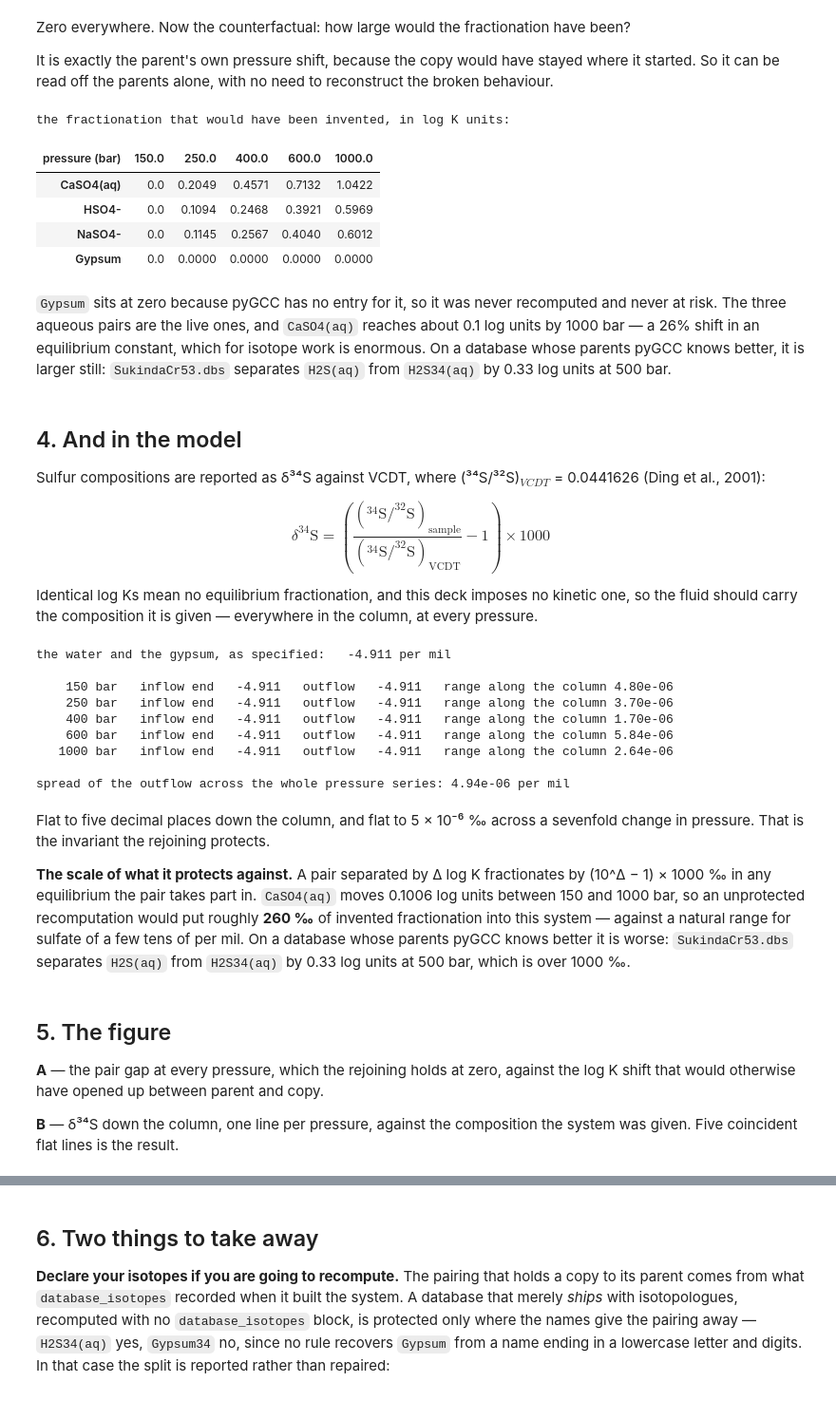
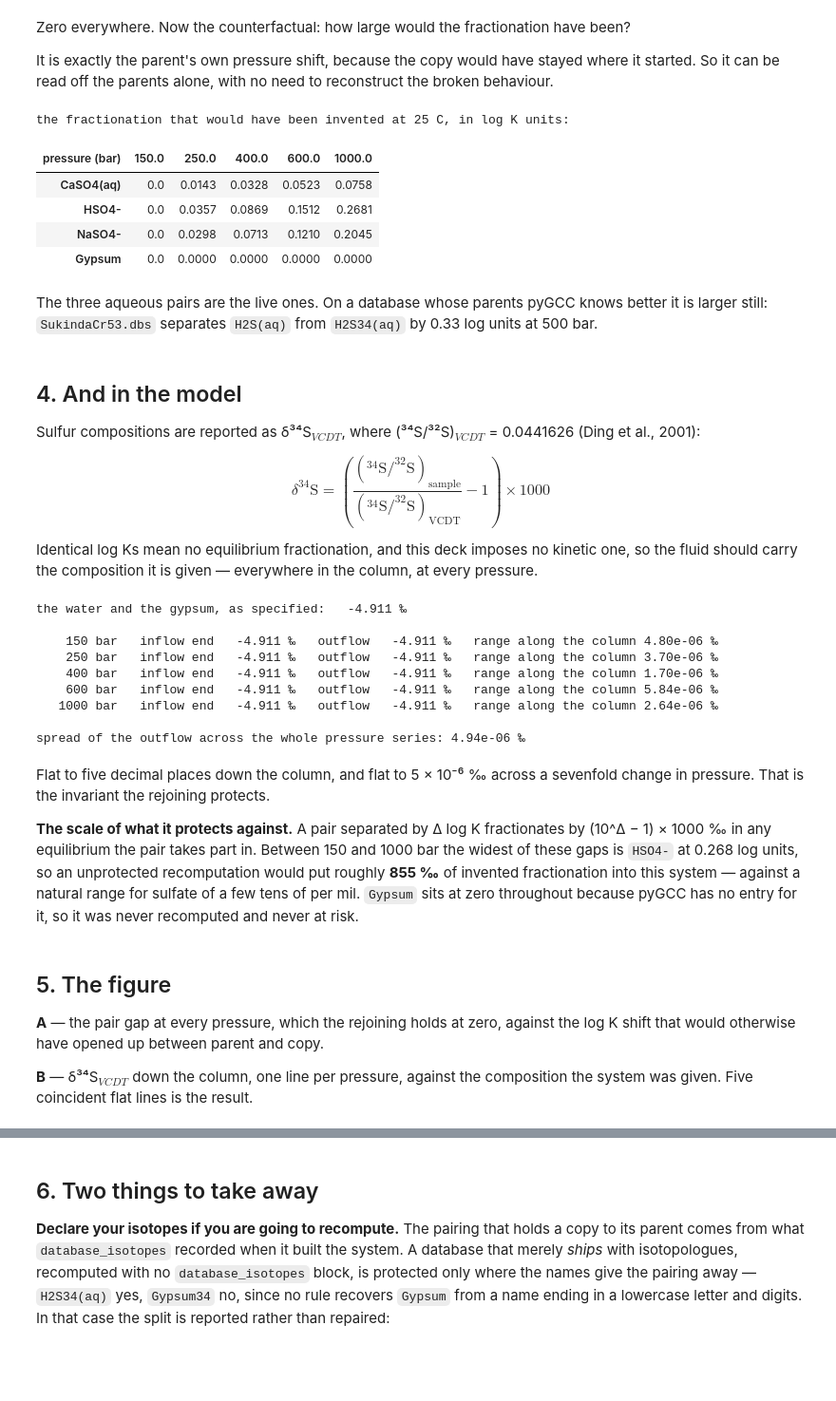
Before and after one commit to a-fotherby/Omphalos, a Jupyter notebook: omphalos/examples/isotope_pressure_series/isotope_pressure_series.ipynb, the cells around one changed output, grey strips where cells are left out. Shown at 95% size. Saved outputs shown, nothing was run; the diff lists cells and outputs as text; code cells hidden in the pictures; blank space fills up the shorter version.

```diff
--- a/omphalos/examples/isotope_pressure_series/isotope_pressure_series.ipynb
+++ b/omphalos/examples/isotope_pressure_series/isotope_pressure_series.ipynb
@@ -142,35 +142,36 @@ Zero everywhere. Now the counterfactual: how large would the fractionation have
 It is exactly the parent's own pressure shift, because the copy would have stayed where it started.
 So it can be read off the parents alone, with no need to reconstruct the broken behaviour.
 # %%
+GRID_25C = 1        # the second of datacom.dbs's eight temperature points
+
 shifts = {}
 for section, parent, child in PAIRS:
     at_lowest = np.array([float(v) for v in databases[runs[0]].value(section, parent, 'log_k')])
     row = []
     for run in runs:
         here = np.array([float(v) for v in databases[run].value(section, parent, 'log_k')])
-        row.append(float(np.max(np.abs(here - at_lowest))))
+        # At 25 C, the temperature this deck runs at. The other grid points move more, but they
+        # are not what this model sees.
+        row.append(float(abs(here[GRID_25C] - at_lowest[GRID_25C])))
     shifts[parent] = row
 
 table = pd.DataFrame(shifts, index=pd.Index(P, name='pressure (bar)')).T
-print('the fractionation that would have been invented, in log K units:')
+print('the fractionation that would have been invented at 25 C, in log K units:')
 table
 # %% [output]
-the fractionation that would have been invented, in log K units:
+the fractionation that would have been invented at 25 C, in log K units:
 | pressure (bar) | 150.0 | 250.0 | 400.0 | 600.0 | 1000.0 |
-| CaSO4(aq) | 0.0 | 0.2049 | 0.4571 | 0.7132 | 1.0422 |
-| HSO4- | 0.0 | 0.1094 | 0.2468 | 0.3921 | 0.5969 |
-| NaSO4- | 0.0 | 0.1145 | 0.2567 | 0.4040 | 0.6012 |
+| CaSO4(aq) | 0.0 | 0.0143 | 0.0328 | 0.0523 | 0.0758 |
+| HSO4- | 0.0 | 0.0357 | 0.0869 | 0.1512 | 0.2681 |
+| NaSO4- | 0.0 | 0.0298 | 0.0713 | 0.1210 | 0.2045 |
 | Gypsum | 0.0 | 0.0000 | 0.0000 | 0.0000 | 0.0000 |
 # %% [markdown]
-`Gypsum` sits at zero because pyGCC has no entry for it, so it was never recomputed and never at
-risk. The three aqueous pairs are the live ones, and `CaSO4(aq)` reaches about 0.1 log units by
-1000 bar — a 26% shift in an equilibrium constant, which for isotope work is enormous. On a database
-whose parents pyGCC knows better, it is larger still: `SukindaCr53.dbs` separates `H2S(aq)` from
-`H2S34(aq)` by 0.33 log units at 500 bar.
+The three aqueous pairs are the live ones. On a database whose parents pyGCC knows better it is larger
+still: `SukindaCr53.dbs` separates `H2S(aq)` from `H2S34(aq)` by 0.33 log units at 500 bar.
 # %% [markdown]
 ## 4. And in the model
 
-Sulfur compositions are reported as δ³⁴S against VCDT, where (³⁴S/³²S)$_{VCDT}$ = 0.0441626
+Sulfur compositions are reported as δ³⁴S$_{VCDT}$, where (³⁴S/³²S)$_{VCDT}$ = 0.0441626
 (Ding et al., 2001):
 
 $$\delta^{34}\mathrm{S} = \left(\frac{(^{34}\mathrm{S}/^{32}\mathrm{S})_{\mathrm{sample}}}
@@ -191,43 +192,43 @@ S34 = totcon['S34O4--']
 delta = delta34S((S34 / S32).isel(time=1))     # the 5 yr slice
 x = totcon['X'].values
 
-print(f'the water and the gypsum, as specified: {delta34S(4.21e-8 / 9.58e-7):+8.3f} per mil')
+print(f'the water and the gypsum, as specified: {delta34S(4.21e-8 / 9.58e-7):+8.3f} ‰')
 print()
 for i, p in enumerate(P):
     row = delta.isel(file_num=i).values
-    print(f'{p:7.0f} bar   inflow end {row[0]:+8.3f}   outflow {row[-1]:+8.3f}   '
-          f'range along the column {row.max() - row.min():.2e}')
+    print(f'{p:7.0f} bar   inflow end {row[0]:+8.3f} ‰   outflow {row[-1]:+8.3f} ‰   '
+          f'range along the column {row.max() - row.min():.2e} ‰')
 
 print()
 spread = float(delta[:, -1].max() - delta[:, -1].min())
-print(f'spread of the outflow across the whole pressure series: {spread:.2e} per mil')
+print(f'spread of the outflow across the whole pressure series: {spread:.2e} ‰')
 # %% [output]
-the water and the gypsum, as specified:   -4.911 per mil
+the water and the gypsum, as specified:   -4.911 ‰
 
-    150 bar   inflow end   -4.911   outflow   -4.911   range along the column 4.80e-06
-    250 bar   inflow end   -4.911   outflow   -4.911   range along the column 3.70e-06
-    400 bar   inflow end   -4.911   outflow   -4.911   range along the column 1.70e-06
-    600 bar   inflow end   -4.911   outflow   -4.911   range along the column 5.84e-06
-   1000 bar   inflow end   -4.911   outflow   -4.911   range along the column 2.64e-06
+    150 bar   inflow end   -4.911 ‰   outflow   -4.911 ‰   range along the column 4.80e-06 ‰
+    250 bar   inflow end   -4.911 ‰   outflow   -4.911 ‰   range along the column 3.70e-06 ‰
+    400 bar   inflow end   -4.911 ‰   outflow   -4.911 ‰   range along the column 1.70e-06 ‰
+    600 bar   inflow end   -4.911 ‰   outflow   -4.911 ‰   range along the column 5.84e-06 ‰
+   1000 bar   inflow end   -4.911 ‰   outflow   -4.911 ‰   range along the column 2.64e-06 ‰
 
-spread of the outflow across the whole pressure series: 4.94e-06 per mil
+spread of the outflow across the whole pressure series: 4.94e-06 ‰
 # %% [markdown]
 Flat to five decimal places down the column, and flat to 5 × 10⁻⁶ ‰ across a sevenfold change in
 pressure. That is the invariant the rejoining protects.
 
 **The scale of what it protects against.** A pair separated by Δ log K fractionates by
-(10^Δ − 1) × 1000 ‰ in any equilibrium the pair takes part in. `CaSO4(aq)` moves 0.1006 log units
-between 150 and 1000 bar, so an unprotected recomputation would put roughly **260 ‰** of invented
-fractionation into this system — against a natural range for sulfate of a few tens of per mil. On a
-database whose parents pyGCC knows better it is worse: `SukindaCr53.dbs` separates `H2S(aq)` from
-`H2S34(aq)` by 0.33 log units at 500 bar, which is over 1000 ‰.
+(10^Δ − 1) × 1000 ‰ in any equilibrium the pair takes part in. Between 150 and 1000 bar the widest of
+these gaps is `HSO4-` at 0.268 log units, so an unprotected recomputation would put roughly **855 ‰**
+of invented fractionation into this system — against a natural range for sulfate of a few tens of per
+mil. `Gypsum` sits at zero throughout because pyGCC has no entry for it, so it was never recomputed
+and never at risk.
 # %% [markdown]
 ## 5. The figure
 
 **A** — the pair gap at every pressure, which the rejoining holds at zero, against the log K shift
 that would otherwise have opened up between parent and copy.
 
-**B** — δ³⁴S down the column, one line per pressure, against the composition the system was given.
+**B** — δ³⁴S$_{VCDT}$ down the column, one line per pressure, against the composition the system was given.
 Five coincident flat lines is the result.
 # %%
 fig, (axA, axB) = plt.subplots(1, 2, figsize=(11, 4.6), constrained_layout=True)
```
Also changed, not shown: parts of 1 cell of this notebook, 9 other files.
